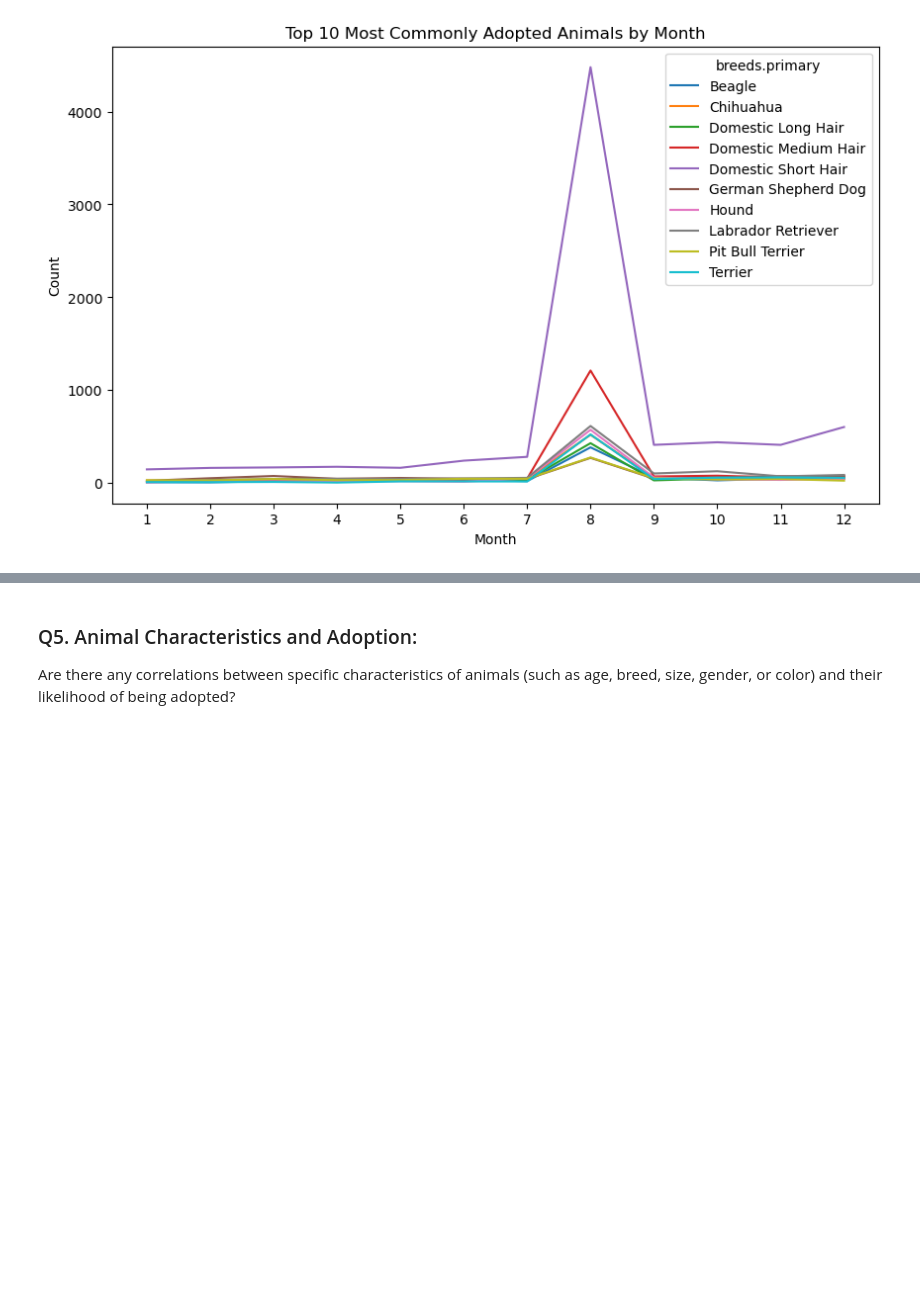
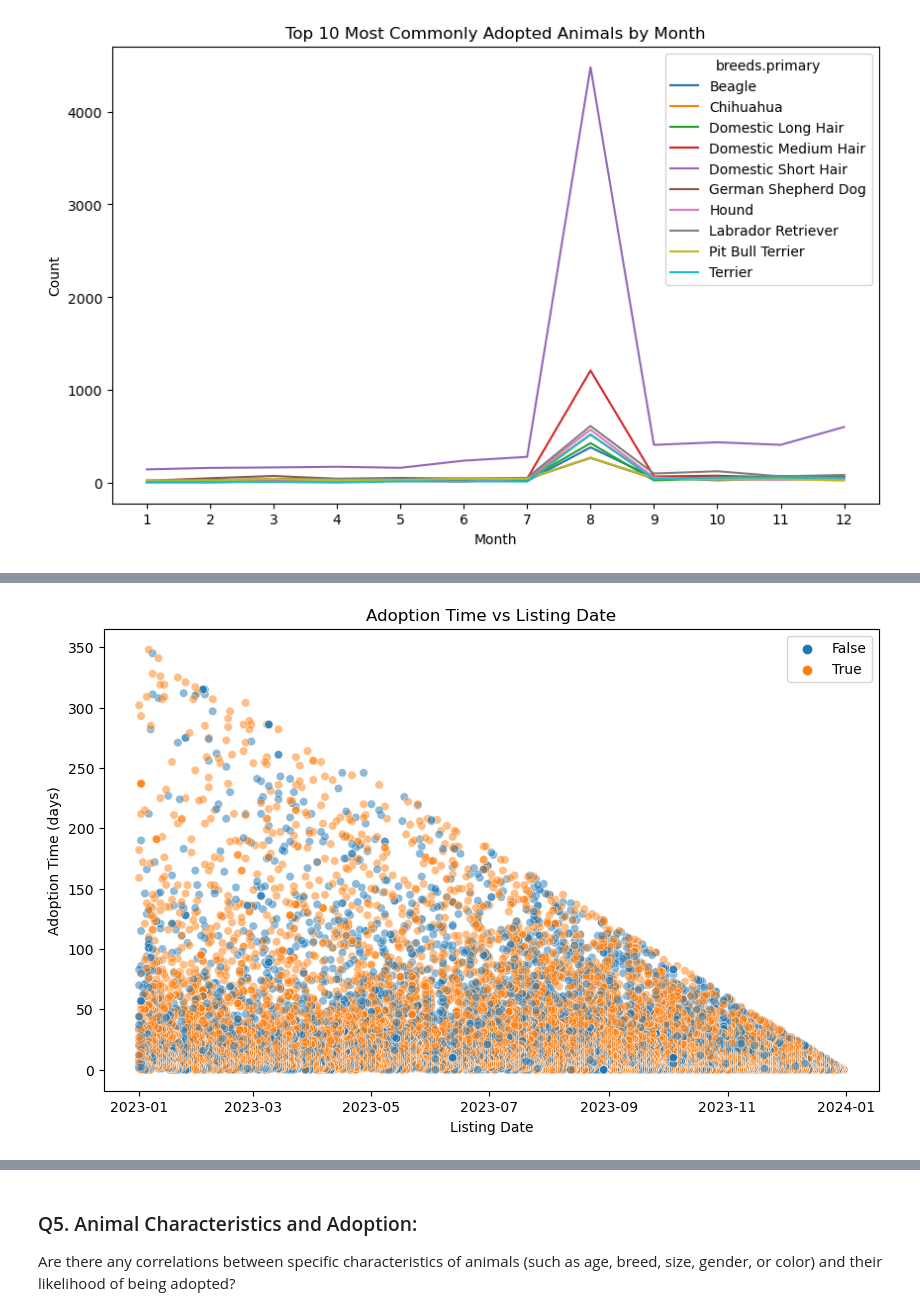
Before and after one commit to elisianguyen/2023-Tennessee-Adoption-Dynamics, a Jupyter notebook: notebooks/all_animal_adoptions_analysis_mvp.ipynb, the cells around one changed output, grey strips where cells are left out. Drawn from its saved outputs; the diff is of its cells as text; code cells hidden in the pictures; blank space fills up the shorter version.

Commit message:
Updated both notebooks - running through analysis

```diff
--- a/notebooks/all_animal_adoptions_analysis_mvp.ipynb
+++ b/notebooks/all_animal_adoptions_analysis_mvp.ipynb
@@ -495,0 +519,21 @@ plt.show()
+# %%
+plt.figure(figsize=(10, 6))
+
+# Plot adopted pets
+sns.scatterplot(data=adopted, x='published_date', y='adoption_time', hue='breeds.mixed', alpha=0.5)
+#sns.scatterplot(data=adopted, x='month_published', y='adoption_time', alpha=0.5, label='Adopted')
+# Plt pets not adopted in 2023
+#sns.scatterplot(data=available, x='published_date', y='days_available', color='red', alpha=0.5, label='Pets Available')
+
+
+plt.title('Adoption Time vs Listing Date')
+plt.ylabel('Adoption Time (days)')
+plt.xlabel('Listing Date')
+
+plt.legend()
+
+plt.show()
+
+# Animals tend to be adopted relatively quickly (between 0-50 days) and adoption time seems to decrease if pets are adopted as time goes on through the year
+# %% [output]
+[figure, added]
```
Also changed, not shown: parts of 6 cells of this notebook, 2 other files.
